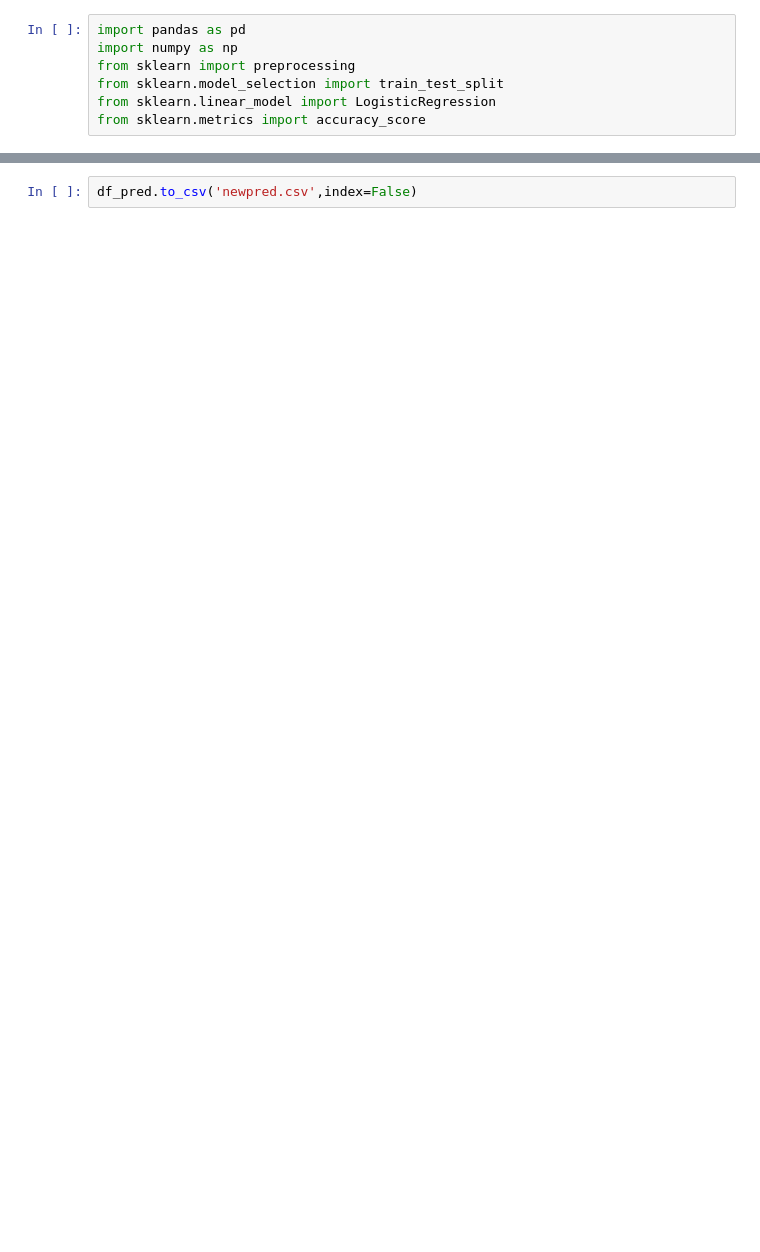
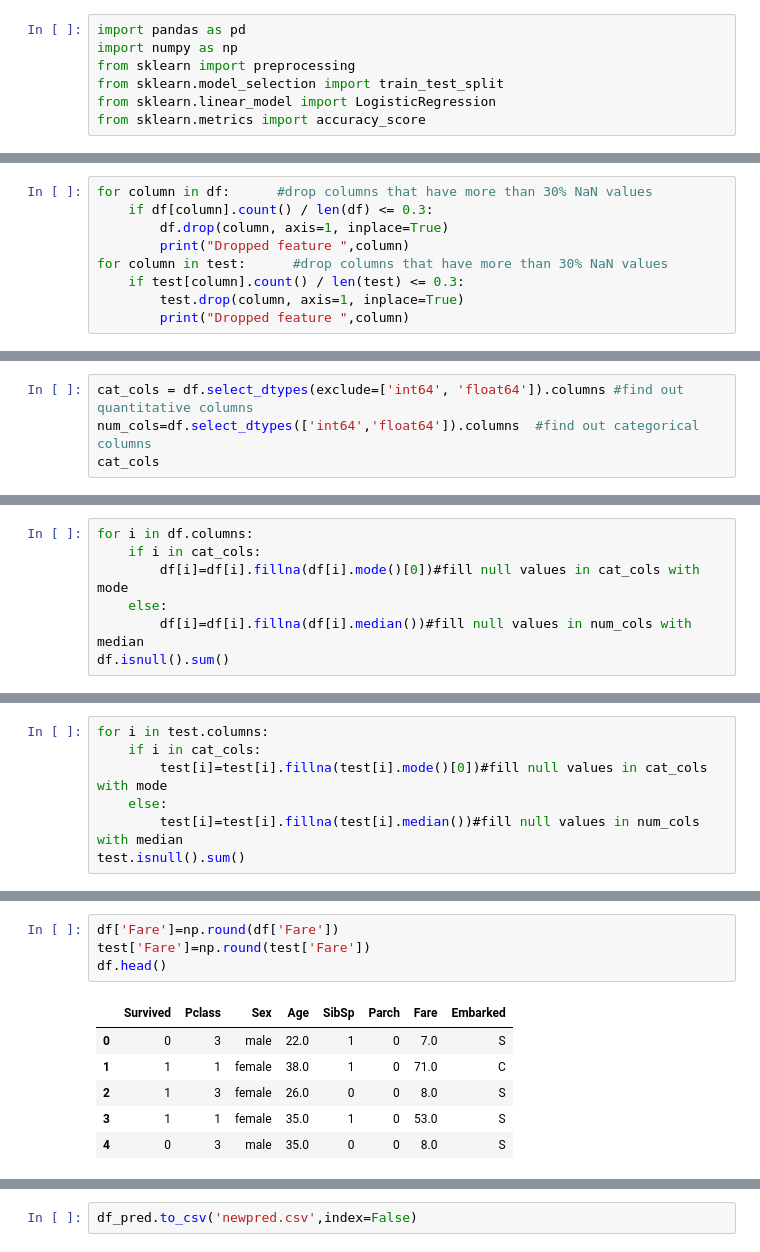
Before and after one commit to susiejojo/Machine-Learning-and-Deep-Learning-courses, a Jupyter notebook: titanic.ipynb, the cells around one changed output, grey strips where cells are left out. Cells and saved outputs as stored; diff of their text form; blank space fills up the shorter version.

```diff
--- a/titanic.ipynb
+++ b/titanic.ipynb
@@ -101,0 +30,9 @@ df_pred['Survived']=yhat
+# %%
+for column in df:      #drop columns that have more than 30% NaN values
+    if df[column].count() / len(df) <= 0.3:
+        df.drop(column, axis=1, inplace=True)
+        print("Dropped feature ",column)
+for column in test:      #drop columns that have more than 30% NaN values
+    if test[column].count() / len(test) <= 0.3:
+        test.drop(column, axis=1, inplace=True)
+        print("Dropped feature ",column)
@@ -101,0 +42,4 @@ df_pred['Survived']=yhat
+# %%
+cat_cols = df.select_dtypes(exclude=['int64', 'float64']).columns #find out quantitative columns
+num_cols=df.select_dtypes(['int64','float64']).columns  #find out categorical columns
+cat_cols
@@ -101,0 +52,7 @@ df_pred['Survived']=yhat
+# %%
+for i in df.columns:
+    if i in cat_cols:
+        df[i]=df[i].fillna(df[i].mode()[0])#fill null values in cat_cols with mode
+    else:
+        df[i]=df[i].fillna(df[i].median())#fill null values in num_cols with median
+df.isnull().sum()
@@ -101,0 +69,7 @@ df_pred['Survived']=yhat
+# %%
+for i in test.columns:
+    if i in cat_cols:
+        test[i]=test[i].fillna(test[i].mode()[0])#fill null values in cat_cols with mode
+    else:
+        test[i]=test[i].fillna(test[i].median())#fill null values in num_cols with median
+test.isnull().sum()
@@ -101,0 +96,11 @@ df_pred['Survived']=yhat
+# %%
+df['Fare']=np.round(df['Fare'])
+test['Fare']=np.round(test['Fare'])
+df.head()
+# %% [output]
+|  | Survived | Pclass | Sex | Age | SibSp | Parch | Fare | Embarked |
+| 0 | 0 | 3 | male | 22.0 | 1 | 0 | 7.0 | S |
+| 1 | 1 | 1 | female | 38.0 | 1 | 0 | 71.0 | C |
+| 2 | 1 | 3 | female | 26.0 | 0 | 0 | 8.0 | S |
+| 3 | 1 | 1 | female | 35.0 | 1 | 0 | 53.0 | S |
+| 4 | 0 | 3 | male | 35.0 | 0 | 0 | 8.0 | S |
```
Also changed, not shown: parts of 34 cells of this notebook.
